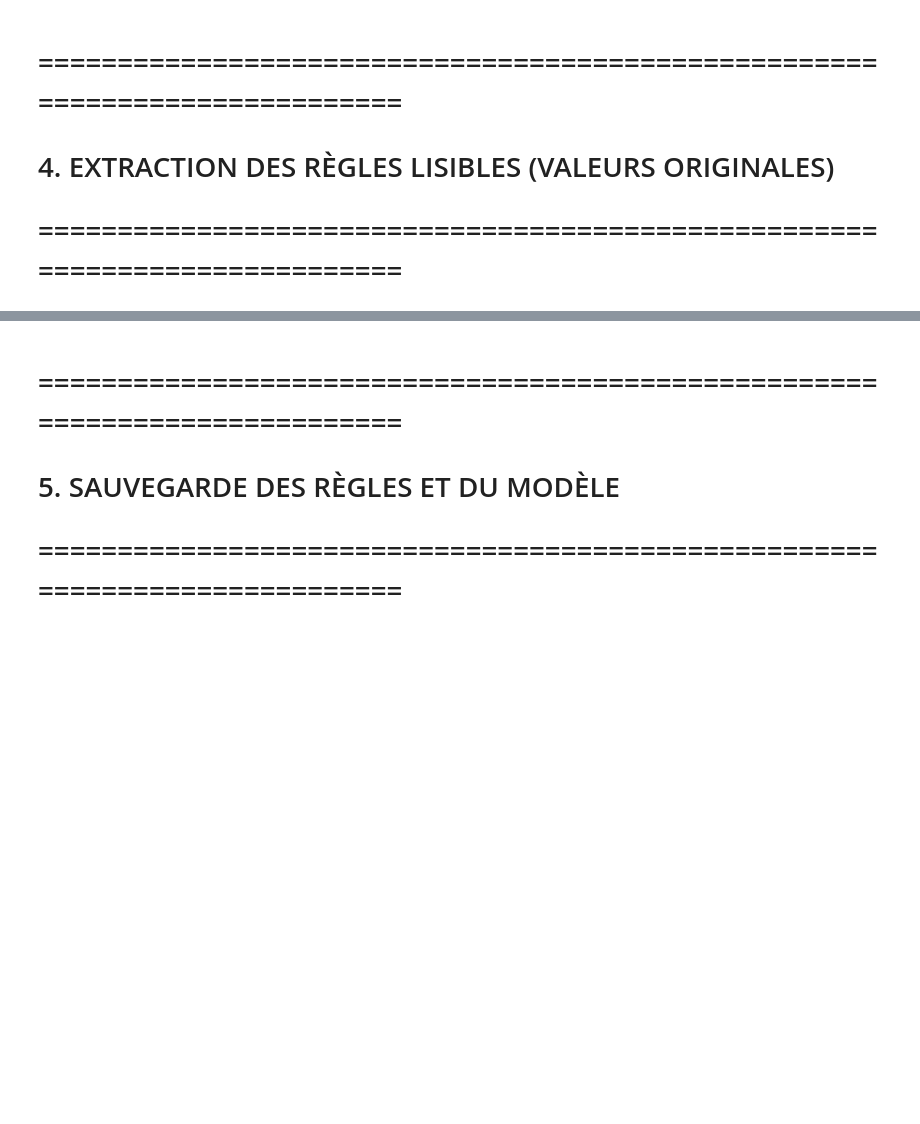
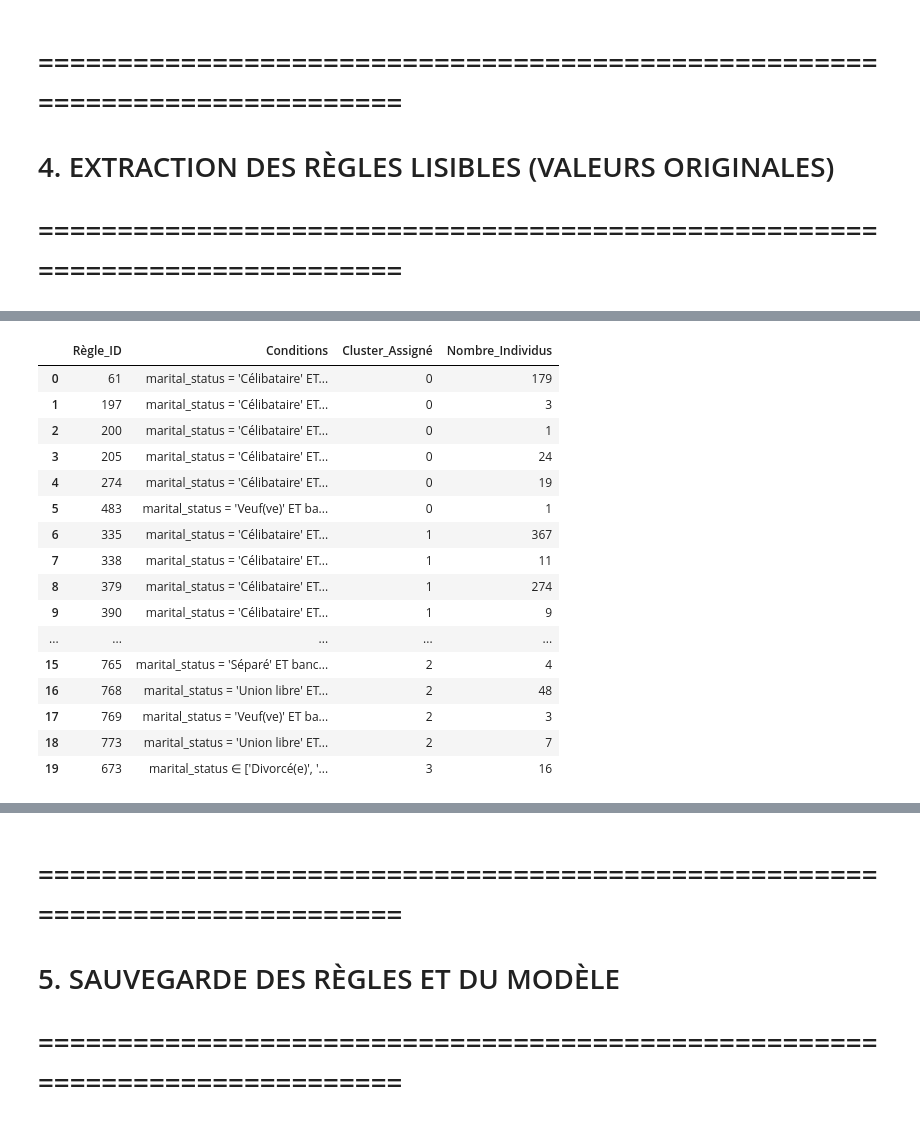
Before and after one commit to Didi17ane/Tyli_DataViz, a Jupyter notebook: SCORING/decisiontree.ipynb, the cells around one changed output, grey strips where cells are left out. Cells and saved outputs as stored; diff of their text form; code cells hidden in the pictures; blank space fills up the shorter version.

```diff
--- a/SCORING/decisiontree.ipynb
+++ b/SCORING/decisiontree.ipynb
@@ -180,14 +214,20 @@ def format_condition(feature, operator, threshold):
                 all_values = list(inverse_mappings[feature].values())
                 all_values_clean = [str(v).replace('np.int64(', '').replace(')', '') for v in all_values]
                 excluded = [v for v in all_values_clean if v not in decoded_clean]
+                #inclues = [v for v in all_values_clean if v in decoded_clean]
 
                 # Si moins de valeurs exclues et que ça représente < 50% du total
-                if len(excluded) > 0 and len(excluded) < len(decoded_clean) and len(excluded) <= 10:
-                    values_str = "', '".join(excluded)
-                    return f"{feature} PAS DANS ['{values_str}']"
+                # if len(excluded) > 0 and len(excluded) < len(decoded_clean) and len(excluded) <= 10:
+                #     values_str = "', '".join(excluded)
+                #     return f"{feature} PAS DANS ['{values_str}']"
 
             # Sinon, afficher toutes les valeurs incluses
             values_str = "', '".join(decoded_clean)
+            # print(f"values_str: {values_str}")
+            # print(f"decoded: {decoded}")
+            # print(f"Include: {inclues}")
+            # print(f"Exclude: {excluded}")
+            # print("------------------------------------------------------")
             return f"{feature} ∈ ['{values_str}']"
     else:
         return f"{feature} {operator} {decoded}"
@@ -274,0 +371,25 @@ rules_df
+# %%
+rules_df_sorted = rules_df.sort_values(
+    by=["Cluster_Assigné", "Règle_ID"],
+    ascending=[True, True]
+).reset_index(drop=True)
+
+rules_df_sorted.head(20)
+# %% [output]
+|  | Règle_ID | Conditions | Cluster_Assigné | Nombre_Individus |
+| 0 | 61 | marital_status = 'Célibataire' ET... | 0 | 179 |
+| 1 | 197 | marital_status = 'Célibataire' ET... | 0 | 3 |
+| 2 | 200 | marital_status = 'Célibataire' ET... | 0 | 1 |
+| 3 | 205 | marital_status = 'Célibataire' ET... | 0 | 24 |
+| 4 | 274 | marital_status = 'Célibataire' ET... | 0 | 19 |
+| 5 | 483 | marital_status = 'Veuf(ve)' ET ba... | 0 | 1 |
+| 6 | 335 | marital_status = 'Célibataire' ET... | 1 | 367 |
+| 7 | 338 | marital_status = 'Célibataire' ET... | 1 | 11 |
+| 8 | 379 | marital_status = 'Célibataire' ET... | 1 | 274 |
+| 9 | 390 | marital_status = 'Célibataire' ET... | 1 | 9 |
+| ... | ... | ... | ... | ... |
+| 15 | 765 | marital_status = 'Séparé' ET banc... | 2 | 4 |
+| 16 | 768 | marital_status = 'Union libre' ET... | 2 | 48 |
+| 17 | 769 | marital_status = 'Veuf(ve)' ET ba... | 2 | 3 |
+| 18 | 773 | marital_status = 'Union libre' ET... | 2 | 7 |
+| 19 | 673 | marital_status ∈ ['Divorcé(e)', '... | 3 | 16 |
```
Also changed, not shown: parts of 11 cells of this notebook, 11 other files.
